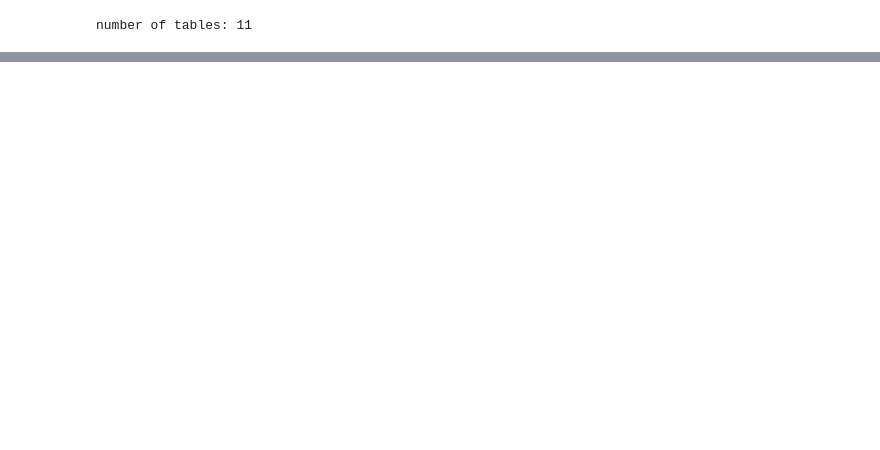
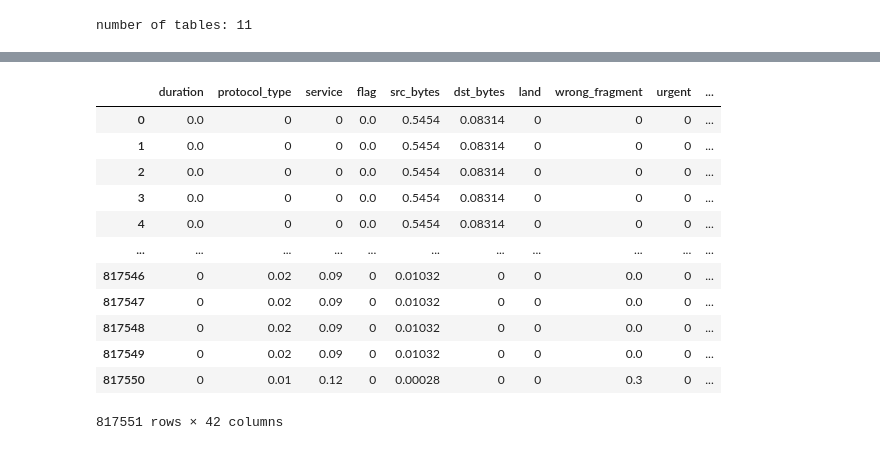
Before and after one commit to Samedy1/data_science_cadt_project_cyber_security, a Jupyter notebook: cyber_security.ipynb, the cells around one changed output, grey strips where cells are left out. Cells and saved outputs as stored; diff of their text form; code cells hidden in the pictures; blank space fills up the shorter version.

```diff
--- a/cyber_security.ipynb
+++ b/cyber_security.ipynb
@@ -122,0 +153,4 @@ display(dfs['Data_of_Attack_Back_FTPWrite.csv'])
+# %%
+# check the shape of each table
+for key, value in dfs.items():
+    print(f'{key}: {value.shape}')
@@ -139,10 +187,7 @@ number of records = 817550 records
 # %%
-# set new index starting from 0 to size of data
-combined_df = combined_df.set_axis(
-    [x for x in range(0, combined_df.index.size)],
-    axis = 'index',
-    copy = False,
-)
+# # set new index starting from 0 to size of data
+combined_df.reset_index(inplace = True)
+combined_df.drop(columns = ['index'], inplace = True, level = None)
 # %%
 display(combined_df)
 # %% [output]
@@ -163,0 +226,12 @@ display(combined_df)
+# %%
+# remove white space before column names
+new_columns = np.array(combined_df.columns)
+
+for i in range(0, len(new_columns)):
+    new_columns[i] = new_columns[i].strip(' ')
+# %%
+combined_df = combined_df.set_axis(
+    new_columns,
+    axis = 'columns',
+    copy = False,
+)
@@ -163,0 +255,16 @@ display(combined_df)
+# %%
+display(combined_df)
+# %% [output]
+|  | duration | protocol_type | service | flag | src_bytes | dst_bytes | land | wrong_fragment | urgent | ... |
+| 0 | 0.0 | 0 | 0 | 0.0 | 0.5454 | 0.08314 | 0 | 0 | 0 | ... |
+| 1 | 0.0 | 0 | 0 | 0.0 | 0.5454 | 0.08314 | 0 | 0 | 0 | ... |
+| 2 | 0.0 | 0 | 0 | 0.0 | 0.5454 | 0.08314 | 0 | 0 | 0 | ... |
+| 3 | 0.0 | 0 | 0 | 0.0 | 0.5454 | 0.08314 | 0 | 0 | 0 | ... |
+| 4 | 0.0 | 0 | 0 | 0.0 | 0.5454 | 0.08314 | 0 | 0 | 0 | ... |
+| ... | ... | ... | ... | ... | ... | ... | ... | ... | ... | ... |
+| 817546 | 0 | 0.02 | 0.09 | 0 | 0.01032 | 0 | 0 | 0.0 | 0 | ... |
+| 817547 | 0 | 0.02 | 0.09 | 0 | 0.01032 | 0 | 0 | 0.0 | 0 | ... |
+| 817548 | 0 | 0.02 | 0.09 | 0 | 0.01032 | 0 | 0 | 0.0 | 0 | ... |
+| 817549 | 0 | 0.02 | 0.09 | 0 | 0.01032 | 0 | 0 | 0.0 | 0 | ... |
+| 817550 | 0 | 0.01 | 0.12 | 0 | 0.00028 | 0 | 0 | 0.3 | 0 | ... |
+817551 rows × 42 columns
```
Also changed, not shown: parts of 73 cells of this notebook.
